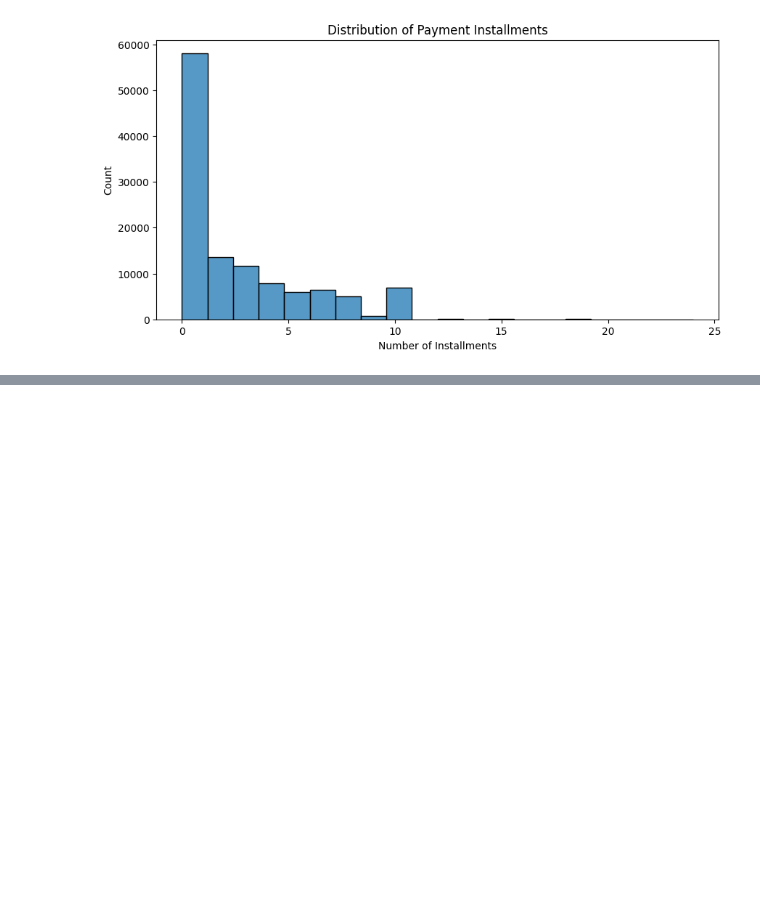
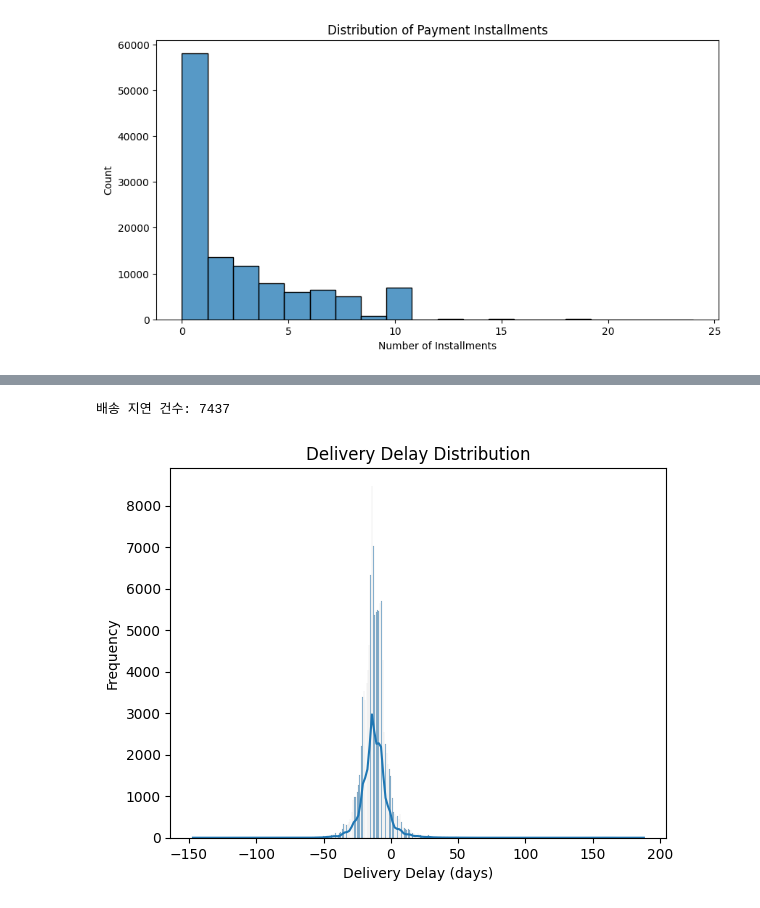
Before and after one commit to dothegee/ecommerce_project, a Jupyter notebook: code/EDA2.ipynb, the cells around one changed output, grey strips where cells are left out. Cells and saved outputs as stored; diff of their text form; code cells hidden in the pictures; blank space fills up the shorter version.

```diff
--- a/code/EDA2.ipynb
+++ b/code/EDA2.ipynb
@@ -536,0 +646,19 @@ Name: count, dtype: int64
+# %%
+# 배송 지연 분석
+df_train['order_delivered_customer_date'] = pd.to_datetime(df_train['order_delivered_customer_date'], errors='coerce')
+df_train['order_estimated_delivery_date'] = pd.to_datetime(df_train['order_estimated_delivery_date'], errors='coerce')
+
+df_train['delivery_delay'] = (df_train['order_delivered_customer_date'] - df_train['order_estimated_delivery_date']).dt.days
+delayed_deliveries = df_train[df_train['delivery_delay'] > 0]
+delay_count = delayed_deliveries.shape[0]
+print(f"배송 지연 건수: {delay_count}")
+
+# 시각화 - 배송 지연 분포
+sns.histplot(df_train['delivery_delay'].dropna(), kde=True)
+plt.title('Delivery Delay Distribution')
+plt.xlabel('Delivery Delay (days)')
+plt.ylabel('Frequency')
+plt.show()
+# %% [output]
+배송 지연 건수: 7437
+[figure, added]
```
Also changed, not shown: parts of 11 cells of this notebook.
